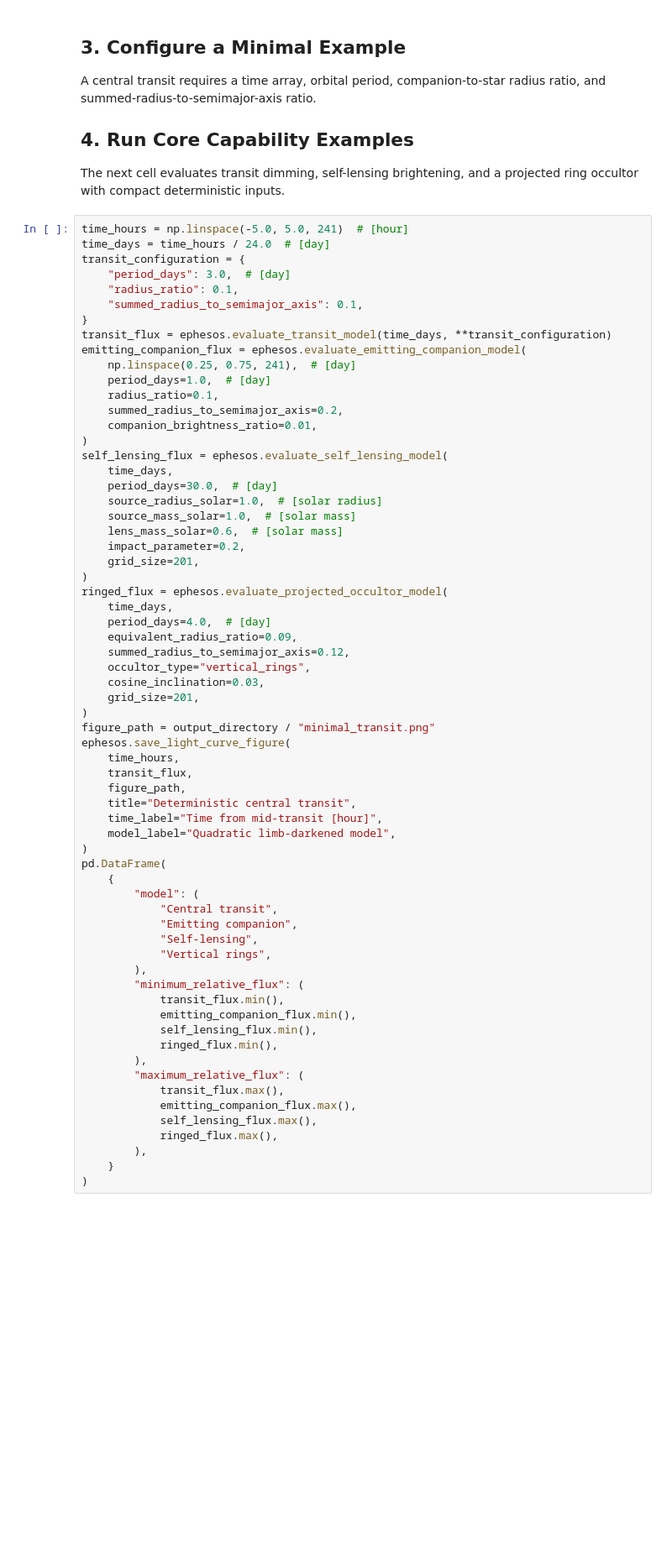
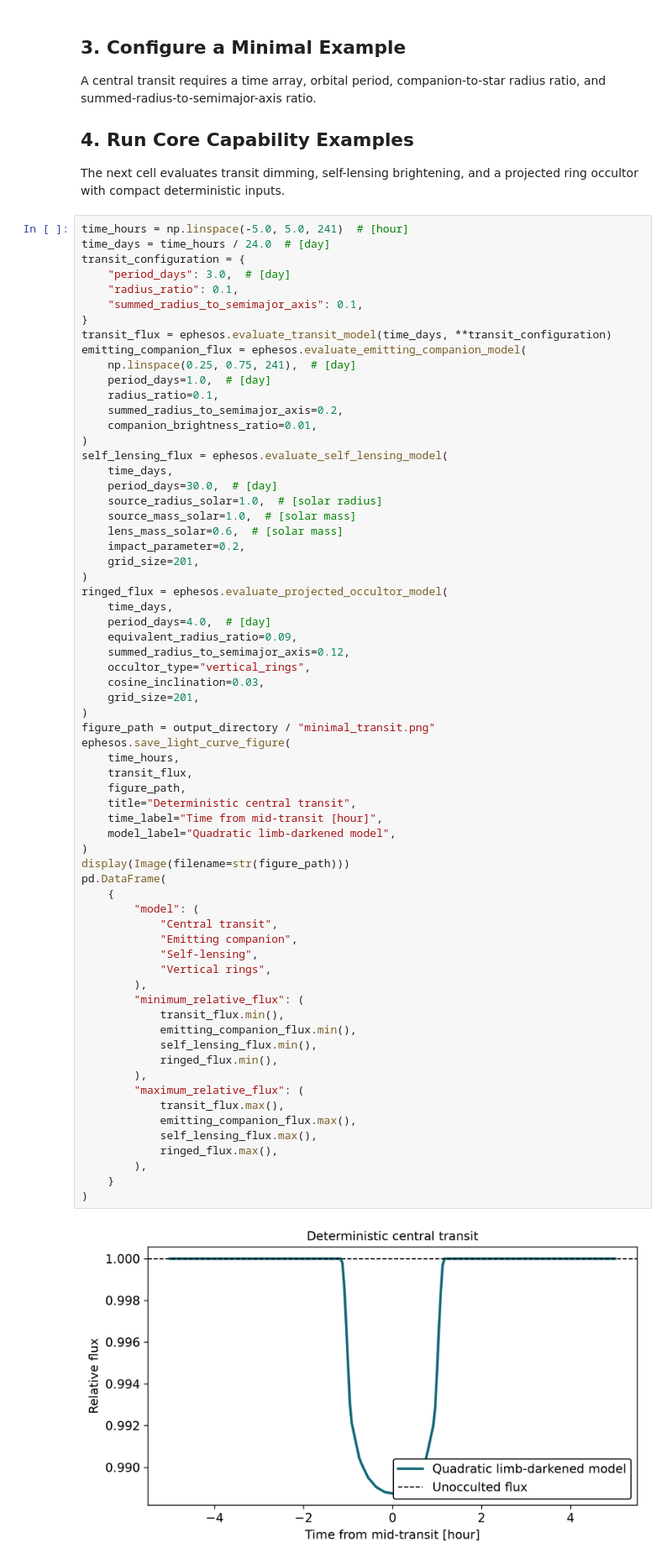
Before and after one commit to tansudaylan/ephesos, a Jupyter notebook: examples/capabilities/capabilities.ipynb, the cells around one changed output. Shown at 84% size. Saved outputs shown, nothing was run; the diff lists cells and outputs as text; blank space fills up the shorter version.

```diff
--- a/examples/capabilities/capabilities.ipynb
+++ b/examples/capabilities/capabilities.ipynb
@@ -106,30 +121,33 @@ figure_path = output_directory / "minimal_transit.png"
 ephesos.save_light_curve_figure(
     time_hours,
     transit_flux,
     figure_path,
     title="Deterministic central transit",
     time_label="Time from mid-transit [hour]",
     model_label="Quadratic limb-darkened model",
 )
+display(Image(filename=str(figure_path)))
 pd.DataFrame(
     {
         "model": (
             "Central transit",
             "Emitting companion",
             "Self-lensing",
             "Vertical rings",
         ),
         "minimum_relative_flux": (
             transit_flux.min(),
             emitting_companion_flux.min(),
             self_lensing_flux.min(),
             ringed_flux.min(),
         ),
         "maximum_relative_flux": (
             transit_flux.max(),
             emitting_companion_flux.max(),
             self_lensing_flux.max(),
             ringed_flux.max(),
         ),
     }
 )
+# %% [output]
+[figure, added]
```
Also changed, not shown: parts of 6 cells of this notebook, 5 other files.
